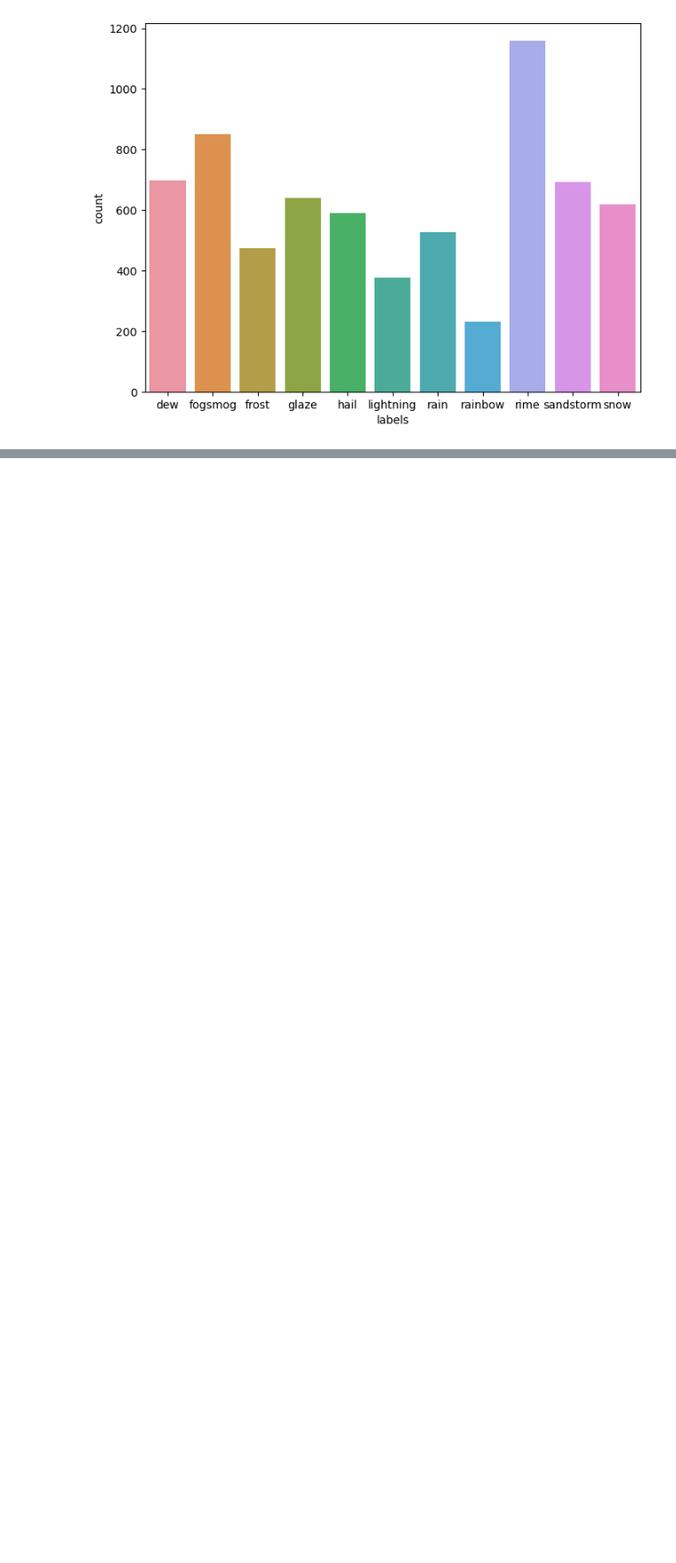
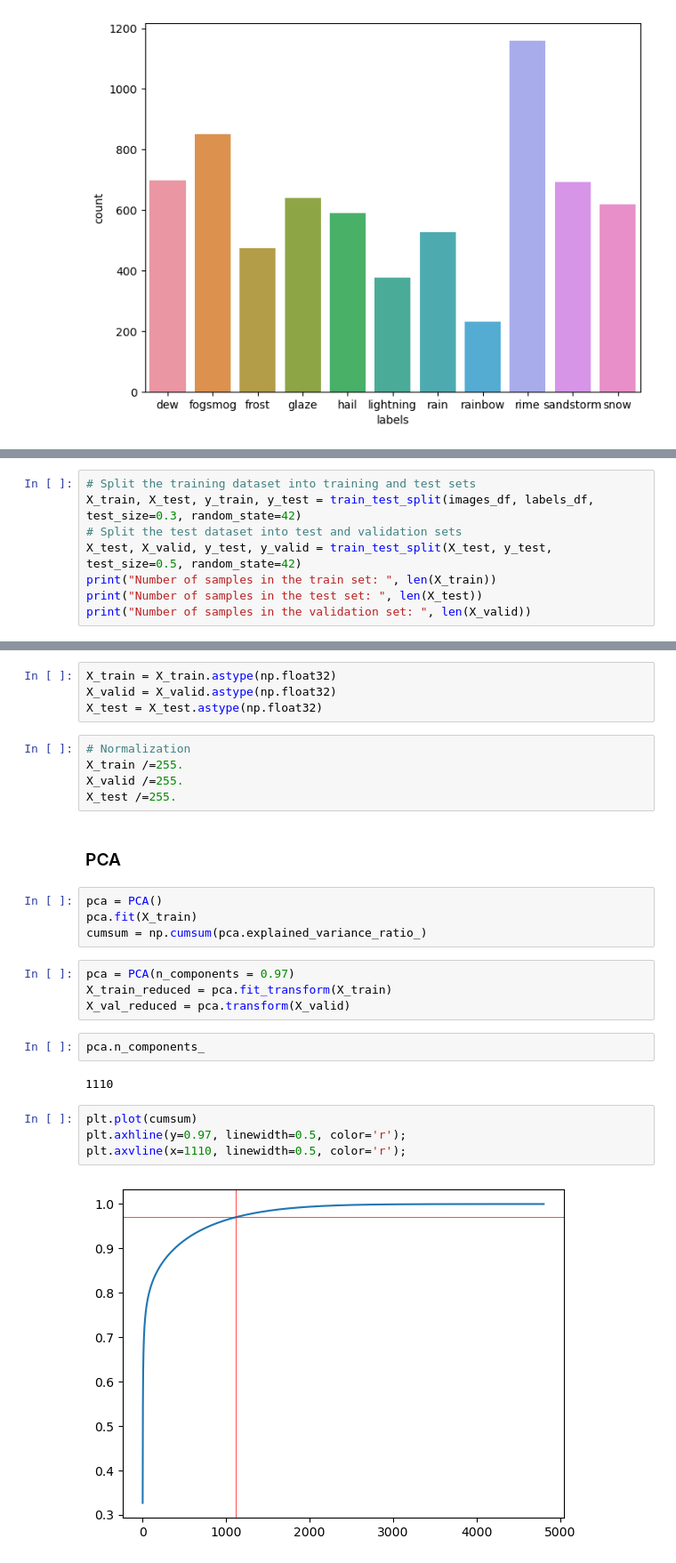
Before and after one commit to TaliaSeada/Weather_Classification_Project, a Jupyter notebook: Project.ipynb, the cells around one changed output, grey strips where cells are left out. Shown at 89% size. Saved outputs shown, nothing was run; the diff lists cells and outputs as text; blank space fills up the shorter version.

```diff
--- a/Project.ipynb
+++ b/Project.ipynb
@@ -206,0 +228,8 @@ plt.xticks()
+# %%
+# Split the training dataset into training and test sets
+X_train, X_test, y_train, y_test = train_test_split(images_df, labels_df, test_size=0.3, random_state=42)
+# Split the test dataset into test and validation sets
+X_test, X_valid, y_test, y_valid = train_test_split(X_test, y_test, test_size=0.5, random_state=42)
+print("Number of samples in the train set: ", len(X_train))
+print("Number of samples in the test set: ", len(X_test))
+print("Number of samples in the validation set: ", len(X_valid))
@@ -206,0 +240,29 @@ plt.xticks()
+# %%
+X_train = X_train.astype(np.float32)
+X_valid = X_valid.astype(np.float32)
+X_test = X_test.astype(np.float32)
+# %%
+# Normalization
+X_train /=255.
+X_valid /=255.
+X_test /=255.
+# %% [markdown]
+### PCA
+# %%
+pca = PCA()
+pca.fit(X_train)
+cumsum = np.cumsum(pca.explained_variance_ratio_)
+# %%
+pca = PCA(n_components = 0.97)
+X_train_reduced = pca.fit_transform(X_train)
+X_val_reduced = pca.transform(X_valid)
+# %%
+pca.n_components_
+# %% [output]
+1110
+# %%
+plt.plot(cumsum)
+plt.axhline(y=0.97, linewidth=0.5, color='r');
+plt.axvline(x=1110, linewidth=0.5, color='r');
+# %% [output]
+[figure, added]
```
Also changed, not shown: parts of 8 cells of this notebook.
